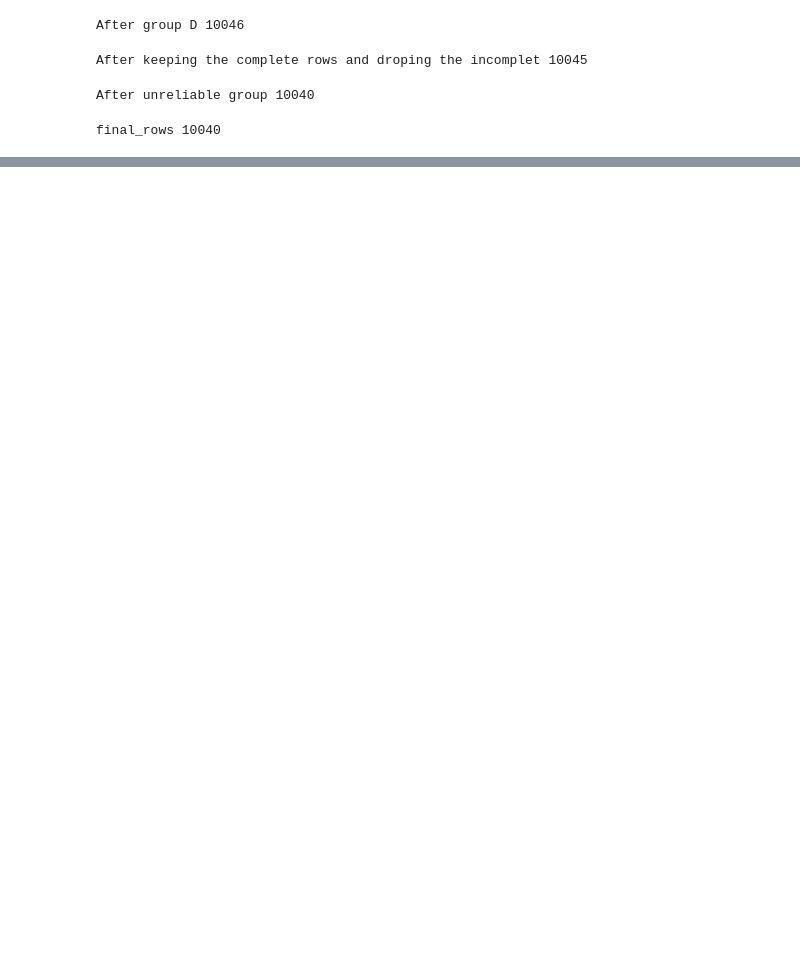
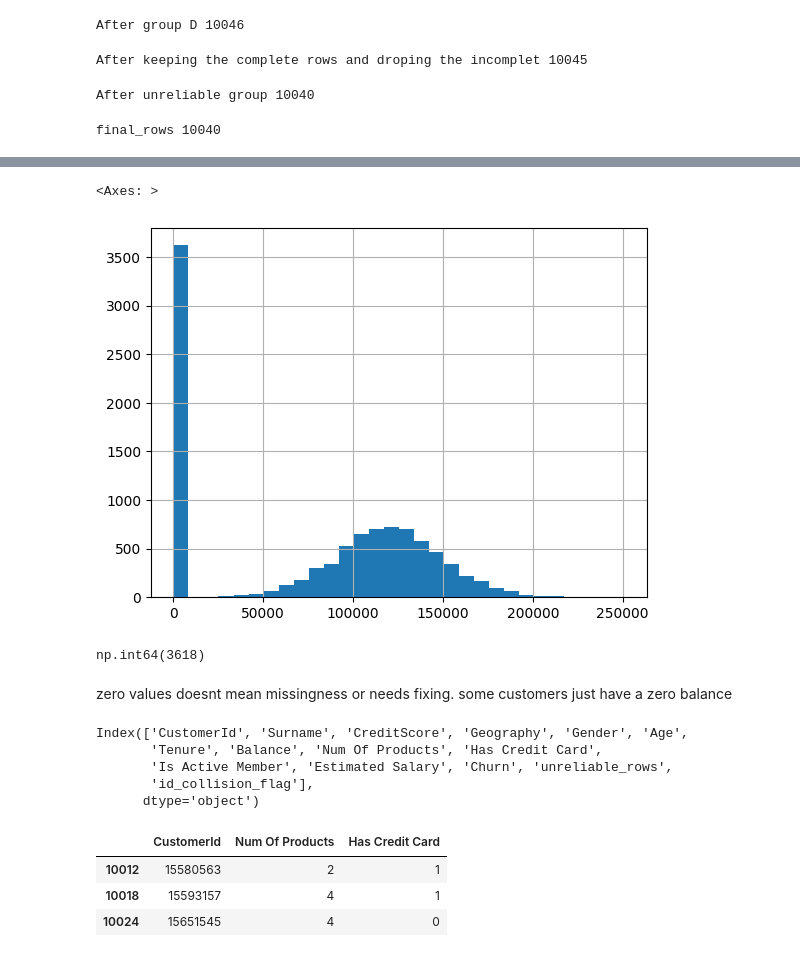
Before and after one commit to aishacmela/Working-with-data-assignment-2, a Jupyter notebook: Untitled-1.ipynb, the cells around one changed output, grey strips where cells are left out. Cells and saved outputs as stored; diff of their text form; code cells hidden in the pictures; blank space fills up the shorter version.

Commit message:
Handling missing values

```diff
--- a/Untitled-1.ipynb
+++ b/Untitled-1.ipynb
@@ -208,0 +334,26 @@ final_rows 10040
+# %%
+combined_df['Balance'].hist(bins=30)
+# %% [output]
+<Axes: >
+[figure, added]
+# %%
+(combined_df['Balance'] == 0).sum()
+# %% [output]
+np.int64(3618)
+# %% [markdown]
+zero values doesnt mean missingness or needs fixing. some customers just have a zero balance
+# %%
+combined_df.columns
+# %% [output]
+Index(['CustomerId', 'Surname', 'CreditScore', 'Geography', 'Gender', 'Age',
+       'Tenure', 'Balance', 'Num Of Products', 'Has Credit Card',
+       'Is Active Member', 'Estimated Salary', 'Churn', 'unreliable_rows',
+       'id_collision_flag'],
+      dtype='object')
+# %%
+combined_df[combined_df['Balance'].isnull()][['CustomerId', 'Num Of Products', 'Has Credit Card']]
+# %% [output]
+|  | CustomerId | Num Of Products | Has Credit Card |
+| 10012 | 15580563 | 2 | 1 |
+| 10018 | 15593157 | 4 | 1 |
+| 10024 | 15651545 | 4 | 0 |
```
Also changed, not shown: parts of 12 cells of this notebook.
